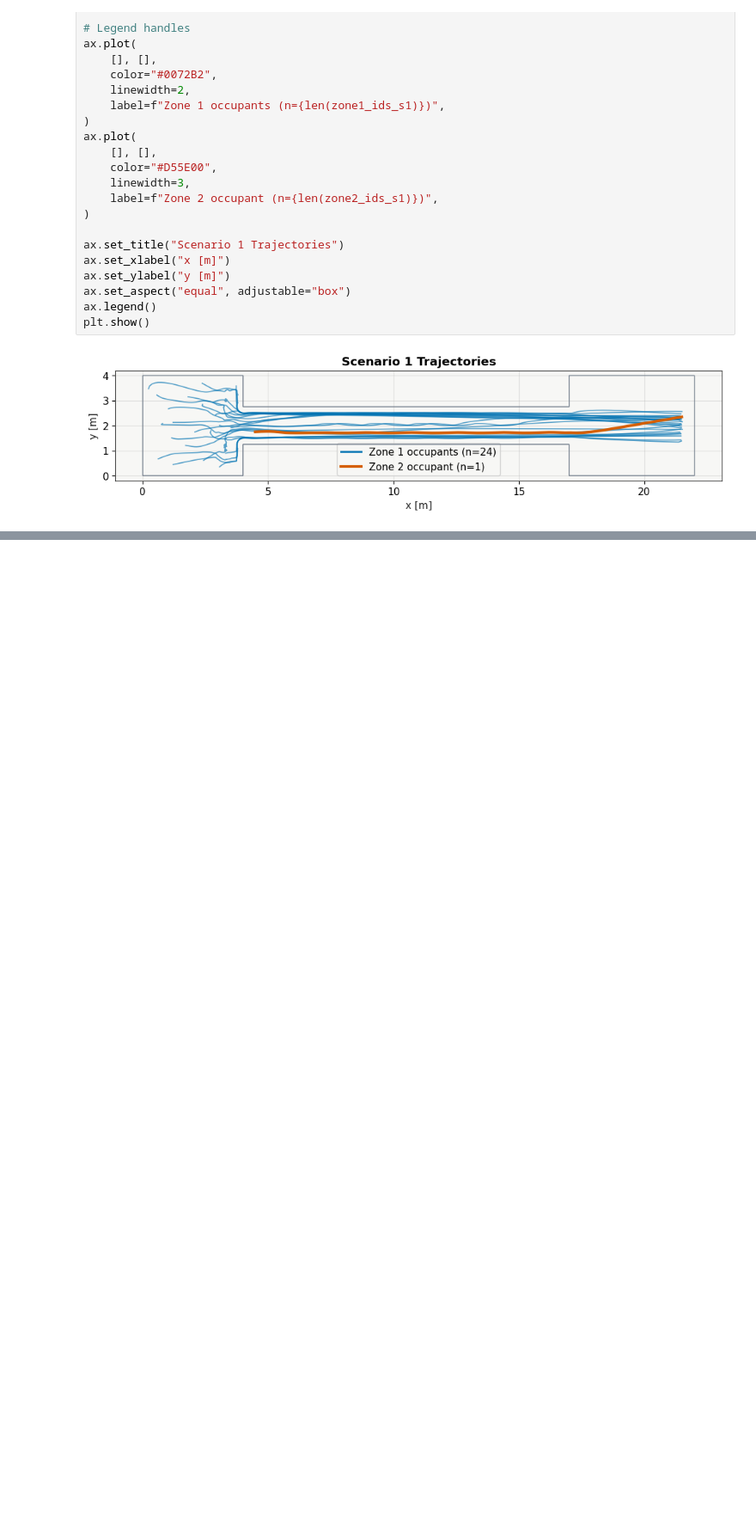
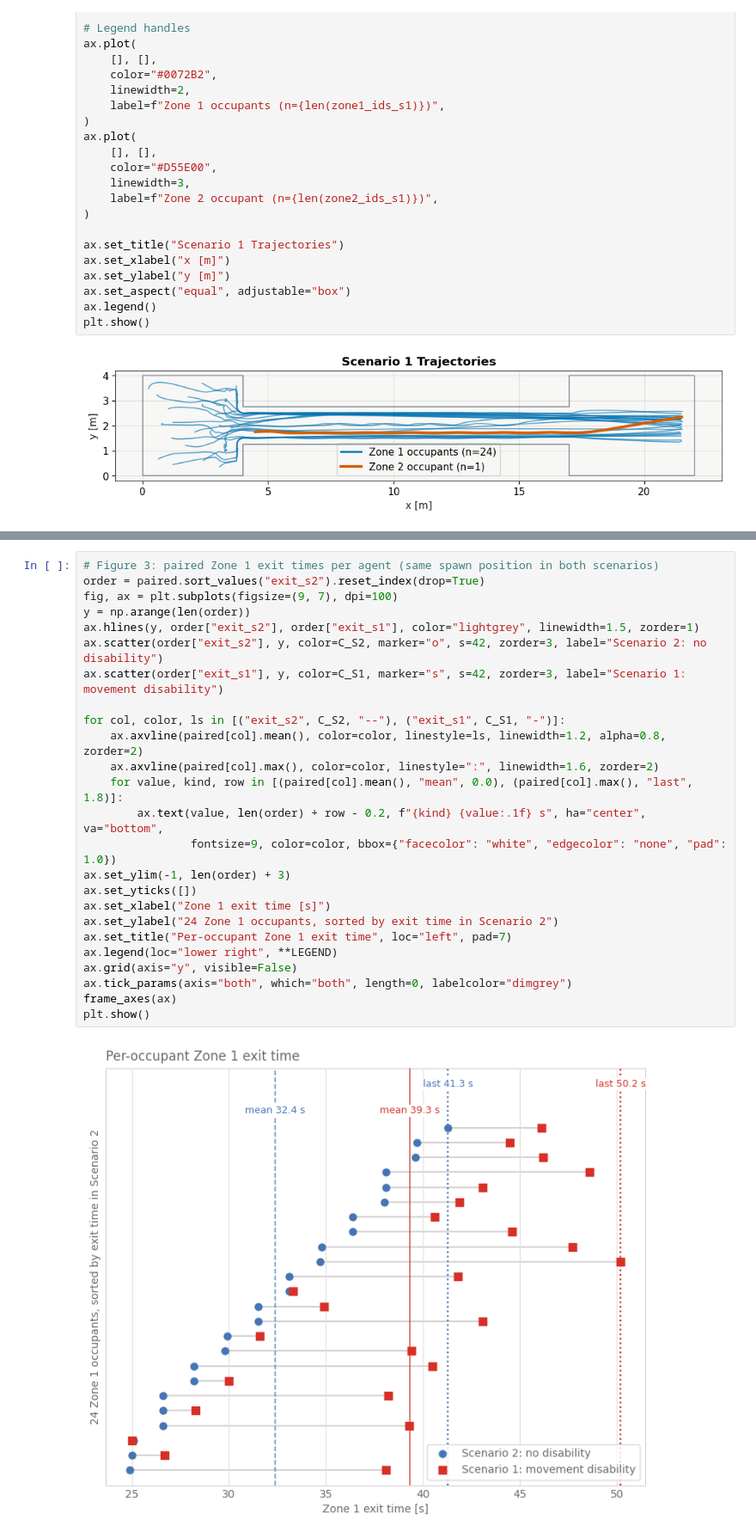
Before and after one commit to PedestrianDynamics/jupedsim-web-community, a Jupyter notebook: standards/iso/iso07_movement_disabilities.ipynb, the cells around one changed output, grey strips where cells are left out. Shown at 86% size. Drawn from its saved outputs; the diff is of its cells as text; blank space fills up the shorter version.

```diff
--- a/standards/iso/iso07_movement_disabilities.ipynb
+++ b/standards/iso/iso07_movement_disabilities.ipynb
@@ -204,0 +327,27 @@ result_2.cleanup();
+# %%
+# Figure 3: paired Zone 1 exit times per agent (same spawn position in both scenarios)
+order = paired.sort_values("exit_s2").reset_index(drop=True)
+fig, ax = plt.subplots(figsize=(9, 7), dpi=100)
+y = np.arange(len(order))
+ax.hlines(y, order["exit_s2"], order["exit_s1"], color="lightgrey", linewidth=1.5, zorder=1)
+ax.scatter(order["exit_s2"], y, color=C_S2, marker="o", s=42, zorder=3, label="Scenario 2: no disability")
+ax.scatter(order["exit_s1"], y, color=C_S1, marker="s", s=42, zorder=3, label="Scenario 1: movement disability")
+
+for col, color, ls in [("exit_s2", C_S2, "--"), ("exit_s1", C_S1, "-")]:
+    ax.axvline(paired[col].mean(), color=color, linestyle=ls, linewidth=1.2, alpha=0.8, zorder=2)
+    ax.axvline(paired[col].max(), color=color, linestyle=":", linewidth=1.6, zorder=2)
+    for value, kind, row in [(paired[col].mean(), "mean", 0.0), (paired[col].max(), "last", 1.8)]:
+        ax.text(value, len(order) + row - 0.2, f"{kind} {value:.1f} s", ha="center", va="bottom",
+                fontsize=9, color=color, bbox={"facecolor": "white", "edgecolor": "none", "pad": 1.0})
+ax.set_ylim(-1, len(order) + 3)
+ax.set_yticks([])
+ax.set_xlabel("Zone 1 exit time [s]")
+ax.set_ylabel("24 Zone 1 occupants, sorted by exit time in Scenario 2")
+ax.set_title("Per-occupant Zone 1 exit time", loc="left", pad=7)
+ax.legend(loc="lower right", **LEGEND)
+ax.grid(axis="y", visible=False)
+ax.tick_params(axis="both", which="both", length=0, labelcolor="dimgrey")
+frame_axes(ax)
+plt.show()
+# %% [output]
+[figure, added]
```
Also changed, not shown: parts of 14 cells of this notebook, 4 other files.
